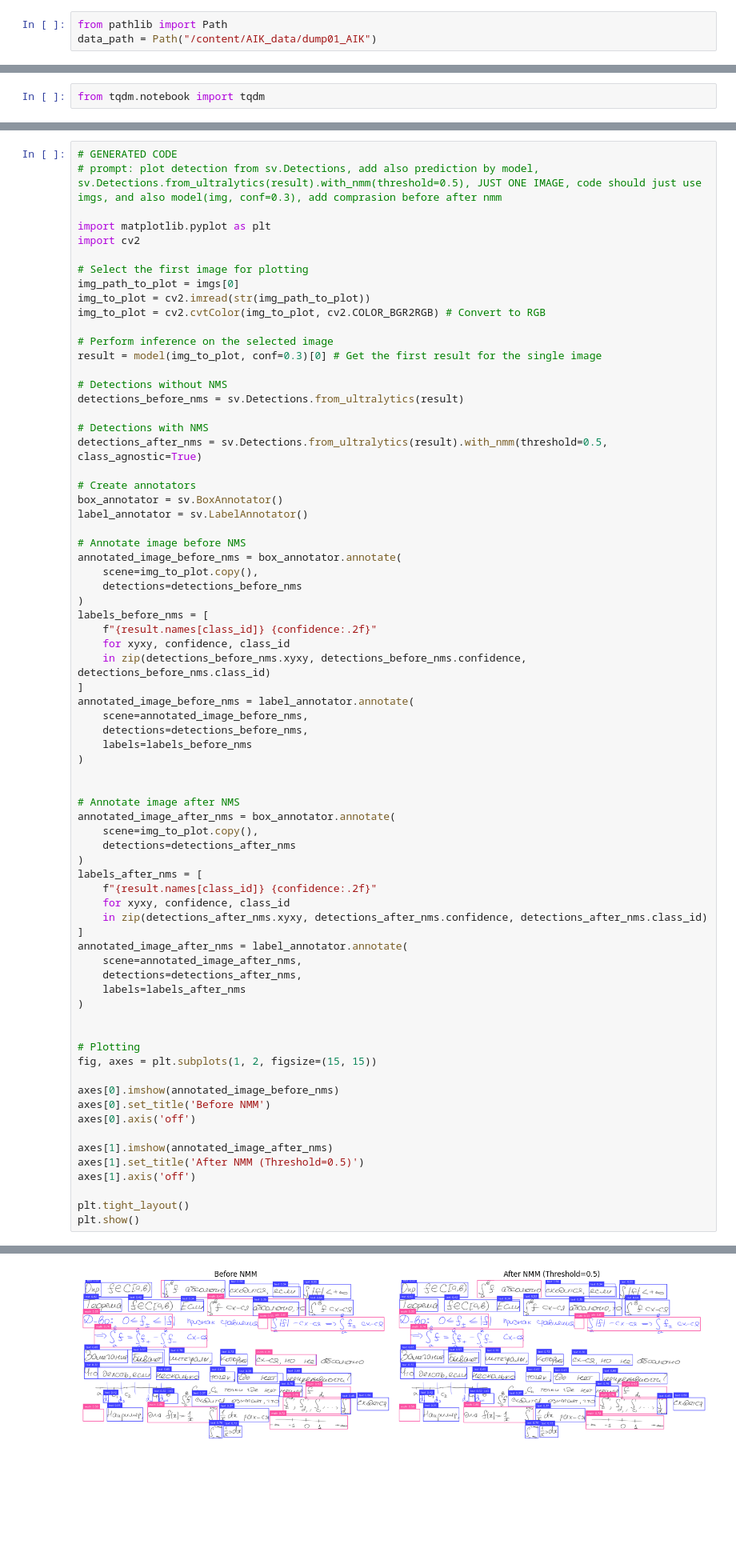
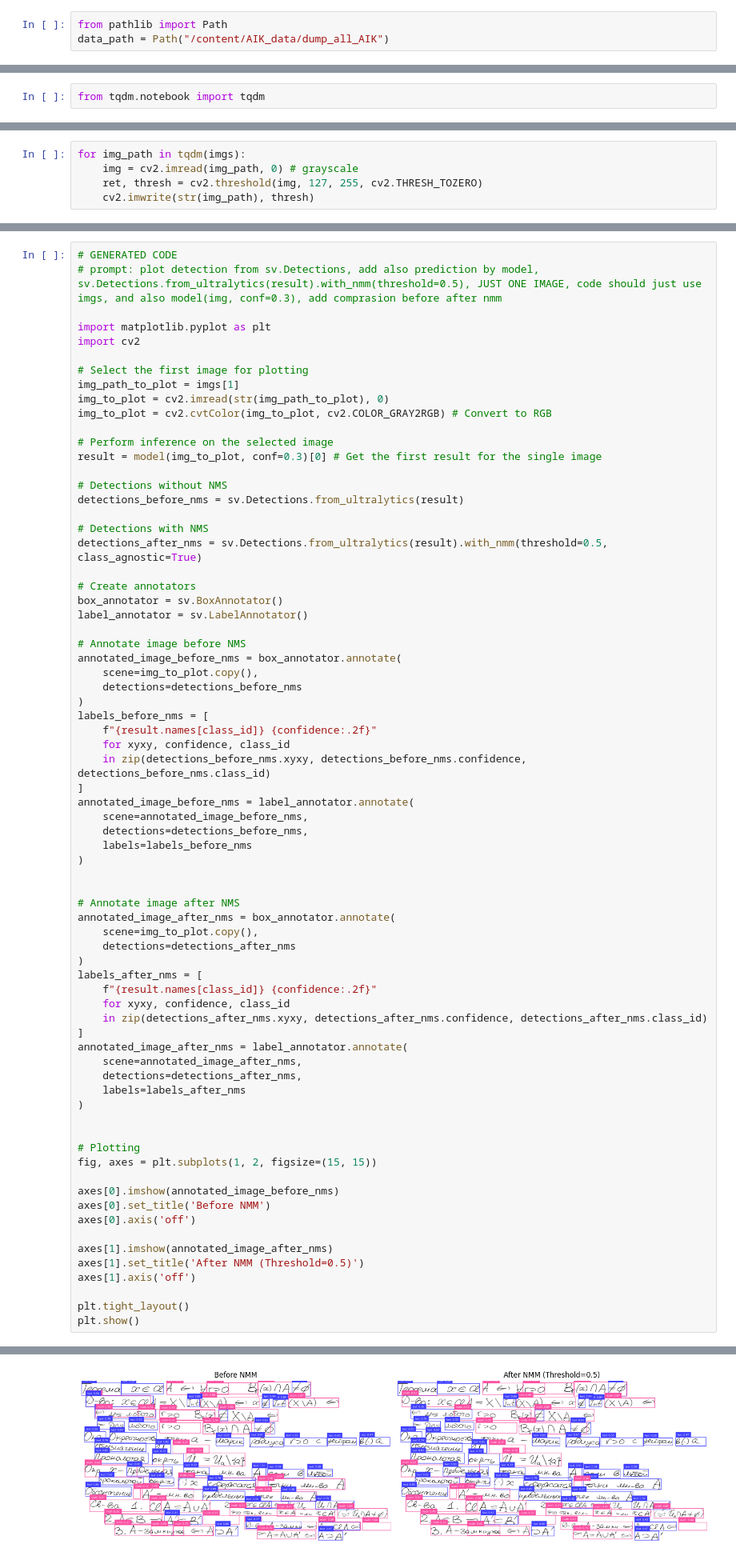
Before and after one commit to Leamich/Ragaik, a Jupyter notebook: character_recognition/notebooks/Roboflow_inference.ipynb, the cells around one changed output, grey strips where cells are left out. Shown at 80% size. Saved outputs shown, nothing was run; the diff lists cells and outputs as text; blank space fills up the shorter version.

```diff
--- a/character_recognition/notebooks/Roboflow_inference.ipynb
+++ b/character_recognition/notebooks/Roboflow_inference.ipynb
@@ -55,6 +56,6 @@ Archive:  /content/gdrive/MyDrive/ragaik/dump01_AIK.zip
 # %%
 from pathlib import Path
-data_path = Path("/content/AIK_data/dump01_AIK")
+data_path = Path("/content/AIK_data/dump_all_AIK")
 # %%
 from ultralytics import YOLO
 model = YOLO("/content/gdrive/MyDrive/ragaik/yolo_runs/runs/detect/train/weights/best.pt")
@@ -135,3 +141,8 @@ for path in tqdm(imgs):
+# %%
+for img_path in tqdm(imgs):
+    img = cv2.imread(img_path, 0) # grayscale
+    ret, thresh = cv2.threshold(img, 127, 255, cv2.THRESH_TOZERO)
+    cv2.imwrite(str(img_path), thresh)
 # %%
 !pip install supervision
 # %% [output]
@@ -195,9 +206,9 @@ import matplotlib.pyplot as plt
 import cv2
 
 # Select the first image for plotting
-img_path_to_plot = imgs[0]
-img_to_plot = cv2.imread(str(img_path_to_plot))
-img_to_plot = cv2.cvtColor(img_to_plot, cv2.COLOR_BGR2RGB) # Convert to RGB
+img_path_to_plot = imgs[1]
+img_to_plot = cv2.imread(str(img_path_to_plot), 0)
+img_to_plot = cv2.cvtColor(img_to_plot, cv2.COLOR_GRAY2RGB) # Convert to RGB
 
 # Perform inference on the selected image
 result = model(img_to_plot, conf=0.3)[0] # Get the first result for the single image
@@ -265,3 +276,3 @@ Speed: 5.1ms preprocess, 958.9ms inference, 1.2ms postprocess per image at shape
-[figure, old version]
+[figure, new version]
 # %%
 %cd /content/AIK_data/
```
Also changed, not shown: parts of 15 cells of this notebook.
